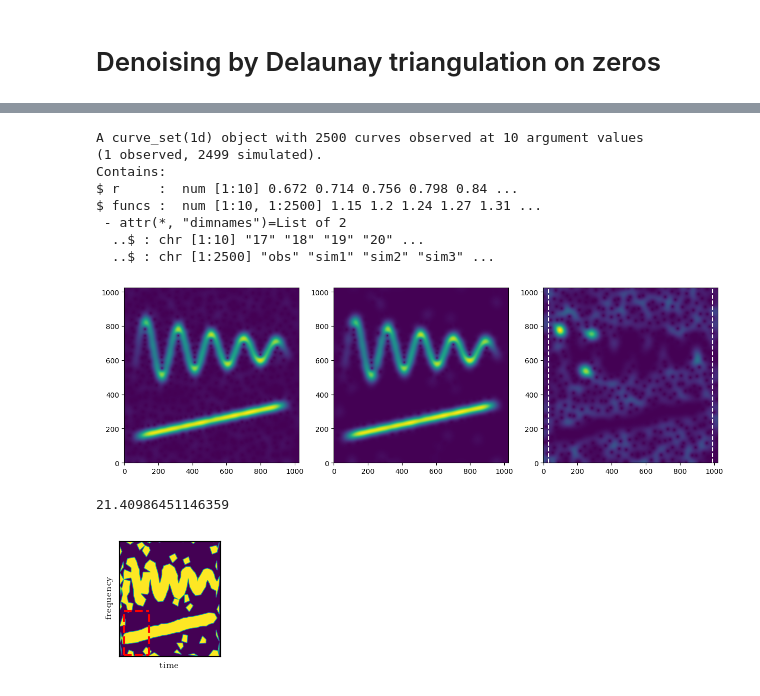
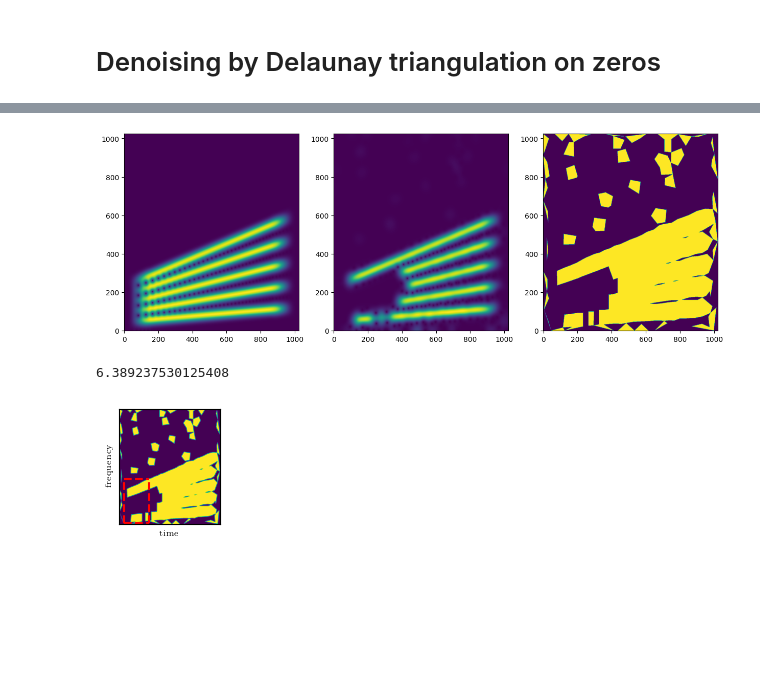
Before and after one commit to jmiramont/benchmarks-detection-denoising, a Jupyter notebook: notebooks/demo_method_delaunay_triangulation.ipynb, the cells around one changed output, grey strips where cells are left out. Drawn from its saved outputs; the diff is of its cells as text; code cells hidden in the pictures; blank space fills up the shorter version.

```diff
--- a/notebooks/demo_method_delaunay_triangulation.ipynb
+++ b/notebooks/demo_method_delaunay_triangulation.ipynb
@@ -13,15 +17,11 @@ from src.methods.method_delaunay_triangulation import delaunay_triangulation_den
 # %%
-np.random.seed(0)
+# np.random.seed(0)
 # signal parameters
-SNRin = 20
 N = 2**10
 # Nsub=N//2
 sbank = SignalBank(N=N, return_signal=True)
 tmin = sbank.tmin
 tmax = sbank.tmax
-s = sbank.signal_mc_damped_cos()
+s = sbank.signal_mc_multi_linear_2()
 # s = sbank.signal_mc_crossing_chirps()
 # s = sbank.signal_mc_synthetic_mixture_5()
-
-noise = np.random.randn(N,)
-signal = Benchmark.sigmerge(s,noise,SNRin)
@@ -27,0 +37,6 @@ signal = Benchmark.sigmerge(s,noise,SNRin)
+# %%
+SNRin = 20
+noise = np.random.randn(N,)
+noise = voss(N)
+# noise = noise-np.mean(noise)
+signal = Benchmark.sigmerge(s,noise,SNRin)
@@ -28,53 +74,26 @@ signal = Benchmark.sigmerge(s,noise,SNRin)
 # %%
-Nfft = 2*N
-g,T = get_round_window(Nfft)
-S, F = get_spectrogram(signal, window = g)
-F = F[0:N+1]
-# mask, stft, signal_output = block_based_dt_denoising(signal,
-#                                 block_len=1024,
-#                                 grouping = False,
-#                                 min_group_size=5,
-#                                 LB = 1.6,
-#                                 )
+S, F = get_spectrogram(s, Nfft=Nfft)
+F = F[0:Nfft//2+1]
 
-output = delaunay_triangulation_denoising(signal,
-                                return_dic=True,
-                                grouping = False,
-                                adapt_thr=True,
-                                # min_group_size=5,
-                                LB = 1.6,
-                                )
-
-signal_output2, mask2, tri, tri_select, zeros = ( output[key] for key in
-                                    ('s_r','mask','tri','tri_select','zeros')
-                                    )
-
-S_output, F_output = get_spectrogram(signal_output2, window = g)
-F_output = F_output[0:N+1]
+S_output, F_output = get_spectrogram(signal_output2, Nfft=Nfft)
+F_output = F_output[0:Nfft//2+1]
 
 fig, ax = plt.subplots(1,3,figsize = (15,5))
-ax[0].imshow(abs(F), origin='lower')#, cmap=cmocean.cm.deep)
+ax[0].imshow(abs(F), origin='lower', aspect='auto')#, cmap=cmocean.cm.deep)
 # [ax[0].plot(instf[np.where(instf>=0)]*Nfft,'r') for instf in signal.instf]
-ax[1].imshow(abs(F_output), origin='lower')#, cmap=cmocean.cm.deep)
-ax[2].imshow(abs(F_output-F), origin='lower')#, cmap=cmocean.cm.deep)
-ax[2].plot([tmin, tmin], [0, Nfft//2],'w--')
-ax[2].plot([tmax, tmax], [0, Nfft//2],'w--')
+ax[1].imshow(abs(F_output), origin='lower', aspect='auto')#, cmap=cmocean.cm.deep)
+# ax[2].imshow(abs(F_output-F), origin='lower')#, cmap=cmocean.cm.deep)
+ax[2].imshow(mask2, origin='lower', aspect='auto')#, cmap=cmocean.cm.deep)
+
 plt.show()
 # %% [output]
-A curve_set(1d) object with 2500 curves observed at 10 argument values
-(1 observed, 2499 simulated).
-Contains:
-$ r     :  num [1:10] 0.672 0.714 0.756 0.798 0.84 ...
-$ funcs :  num [1:10, 1:2500] 1.15 1.2 1.24 1.27 1.31 ...
- - attr(*, "dimnames")=List of 2
-  ..$ : chr [1:10] "17" "18" "19" "20" ...
-  ..$ : chr [1:2500] "obs" "sim1" "sim2" "sim3" ...
-[figure, old version]
+[figure, new version]
-# %%
-# F_output, _, _, _ = get_spectrogram(signal_output, window = g)
-print(10*np.log10((np.sum(s**2))/(np.sum((s-signal_output2)**2))))
-# %% [output]
-21.40986451146359
+# %%
+tmin = int(np.sqrt(Nfft))
+tmax = N-tmin
+print(Benchmark.snr_comparison(s,signal_output2,tmin=tmin,tmax=tmax))
+# %% [output]
+6.389237530125408
 # %%
 plt.rc('text', usetex=True)
 plt.rc('font', family='serif')
@@ -93,9 +112,10 @@ ax.tick_params(axis='both', which='both', bottom=False, top=False,
 
 
 plt.show()
-fig.savefig('figures/errors_dt_panel_1.pdf', dpi=900, transparent=False, bbox_inches='tight')
+fig.savefig('figures/errors_dt_panel_1.pdf', dpi=900, transparent=False, bbox_inches='tight',
+            pad_inches=0.01)
 # %% [output]
-[figure, old version]
+[figure, new version]
 # %%
 fig, ax = plt.subplots(1,1,figsize = (1.3,1.5))
 ax.triplot(zeros[:,1],zeros[:,0],tri, linewidth=0.1, color='k', linestyle='--')
```
Also changed, not shown: parts of 5 cells of this notebook, 16 other files.
